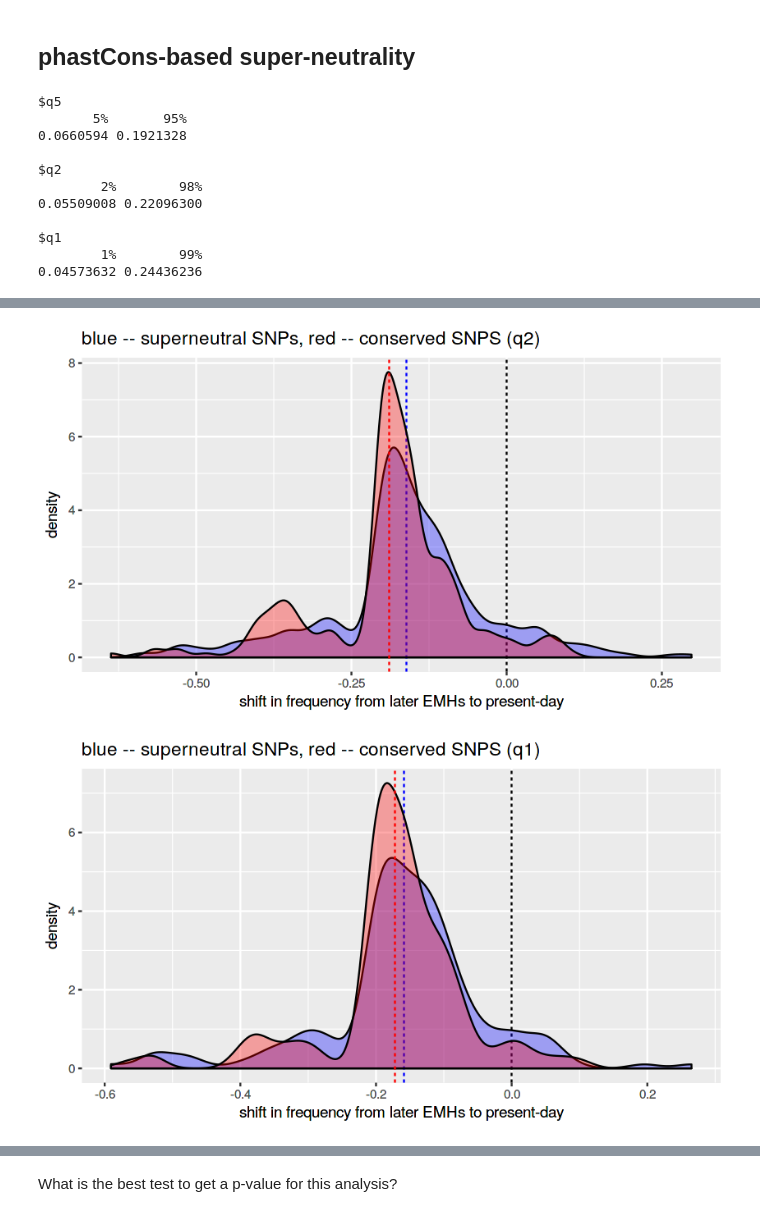
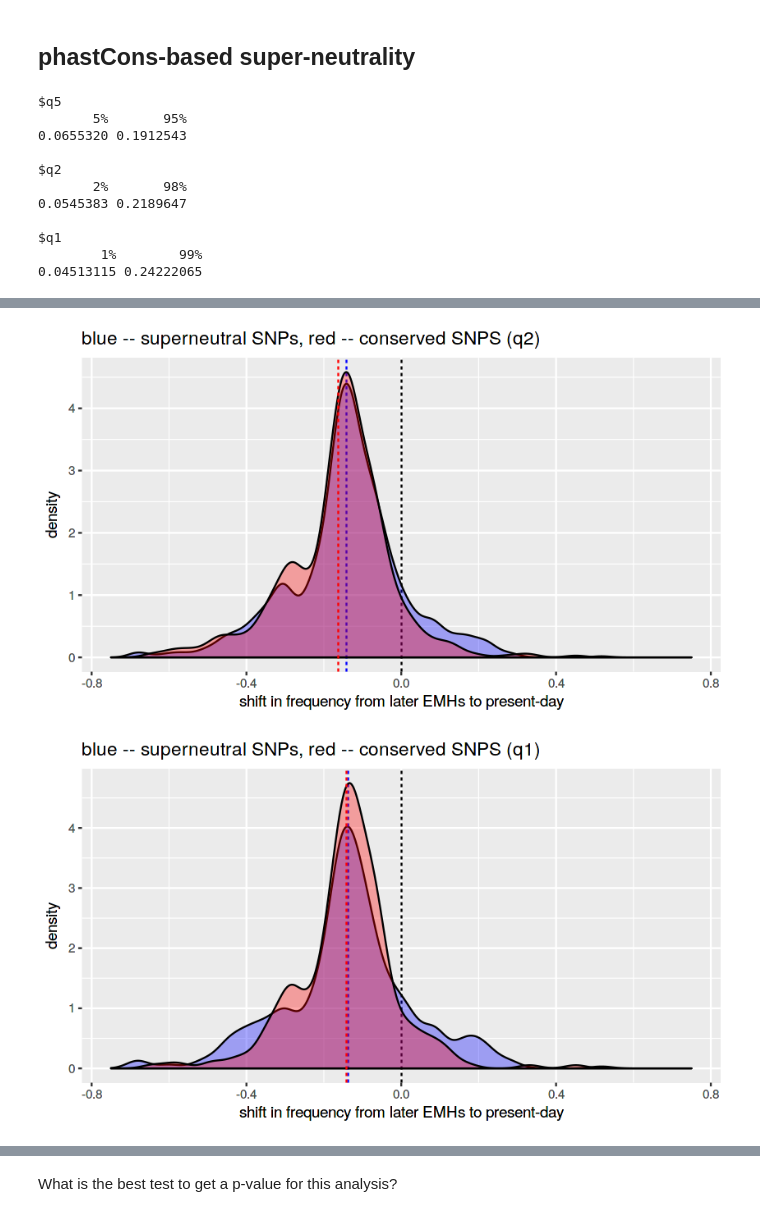
Before and after one commit to bodkan/nea-over-time, a Jupyter notebook: notebooks/frequency_shift_after_10ky.ipynb, the cells around one changed output, grey strips where cells are left out. Cells and saved outputs as stored; diff of their text form; code cells hidden in the pictures.

```diff
--- a/notebooks/frequency_shift_after_10ky.ipynb
+++ b/notebooks/frequency_shift_after_10ky.ipynb
@@ -107,7 +102,7 @@ emh_info <- # filter out high C-T samples (mainly non-UDG treated ones and weird
 samples_info <-
   bind_rows(emh_info, sgdp_info) %>%
   mutate(post_admixture=55000 - age) %>%
-  filter(age < 10000, name != "Stuttgart") # filter out Stuttgart, which is known to have basal Eurasian ancestry
+  filter(age < 10000) #, name != "Stuttgart") # filter out Stuttgart, which is known to have basal Eurasian ancestry
 
 })
 # %% [output]
@@ -153,6 +149,5 @@ select(filter(samples_info, pop == "present_Europe"), name, age, pop, Country)
 # %% [markdown]
 Filter SNPs for early/present-day  European samples only:
 # %%
-all_snps %<>% select(c(chrom, pos,
-                       one_of(as.character(samples_info$name))))
+eur_snps <- select(all_snps, c(chrom, pos, one_of(as.character(samples_info$name))))
 # %%
@@ -221,7 +213,7 @@ names(pop_table) <- samples_info$name
 Merge annotations with SNP data and convert the DF into a long format:
 # %%
 merged <-
-    inner_join(all_annots_wide, all_snps) %>% # merge annotations with SNP data
+    inner_join(all_annots_wide, eur_snps) %>% # merge annotations with SNP data
     mutate(chrom=paste0(chrom, "_", pos)) %>% # create a SNP ID string
     rename(site_id=chrom) %>%  select(-pos)   # remove the chrom/pos columns
 # %% [output]
@@ -259,7 +251,7 @@ str(sites)
 Calculate the SFS of introgressed alleles at each available time point
 # %%
 sfs <- group_by(sites, pop, site_id, AnnoType, priPhCons__100000bp, bStatistic) %>%
-    summarise(f=mean(allele)) %>%
+    summarise(f=mean(allele, na.rm=TRUE)) %>%
     #summarise(f=mean(0.5 * allele)) %>% -- this is for the case of 0/1/2 alleles
     #summarise(f=mean(allele), na.rm=TRUE) %>% -- not necessary after filtering out NA before, also no random calls
     # filter(!is.nan(f)) %>% -- not necessary either
@@ -344,17 +344,17 @@ summary(seg_in_emh$freq_shift)
 # %% [output]
 $q5
        5%       95%
-0.0660594 0.1921328
+0.0655320 0.1912543
 
 $q2
-        2%        98%
-0.05509008 0.22096300
+       2%       98%
+0.0545383 0.2189647
 
 $q1
         1%        99%
-0.04573632 0.24436236
+0.04513115 0.24222065
 # %%
-seg_in_emh <- filter(sfs_shift, EMH_Europe > 0, present_Europe < 1)
+seg_in_emh <- filter(sfs_shift, EMH_Europe > 0, EMH_Europe < 1, present_Europe > 0, present_Europe < 1)
 
 for (q in c("q5", "q2", "q1")) {
     print(
@@ -368,7 +368,9 @@ for (q in c("q5", "q2", "q1")) {
             geom_vline(xintercept=mean(filter(seg_in_emh, priPhCons__100000bp > quantiles[[q]][2])$freq_shift), linetype=2, color="red") +
 
             xlab("shift in frequency from later EMHs to present-day") +
-            ggtitle(paste0("blue -- superneutral SNPs, red -- conserved SNPS (", q, ")"))
+            ggtitle(paste0("blue -- superneutral SNPs, red -- conserved SNPS (", q, ")")) +
+
+            xlim(-0.75, 0.75)
     )
 }
 # %% [output]
@@ -376,2 +381,2 @@ for (q in c("q5", "q2", "q1")) {
-[figure, old version]
+[figure, new version]
-[figure, old version]
+[figure, new version]
```
Also changed, not shown: parts of 40 cells of this notebook.
